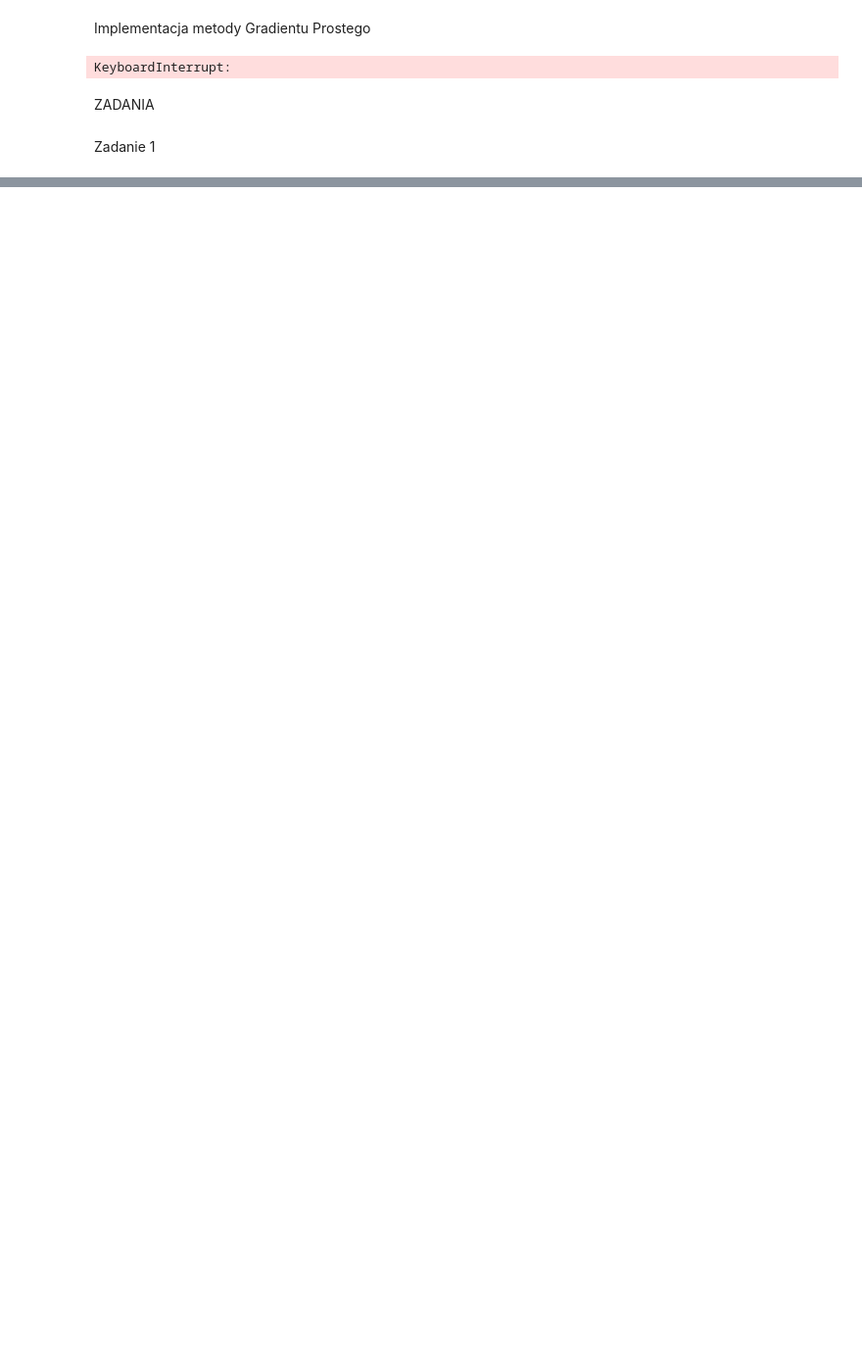
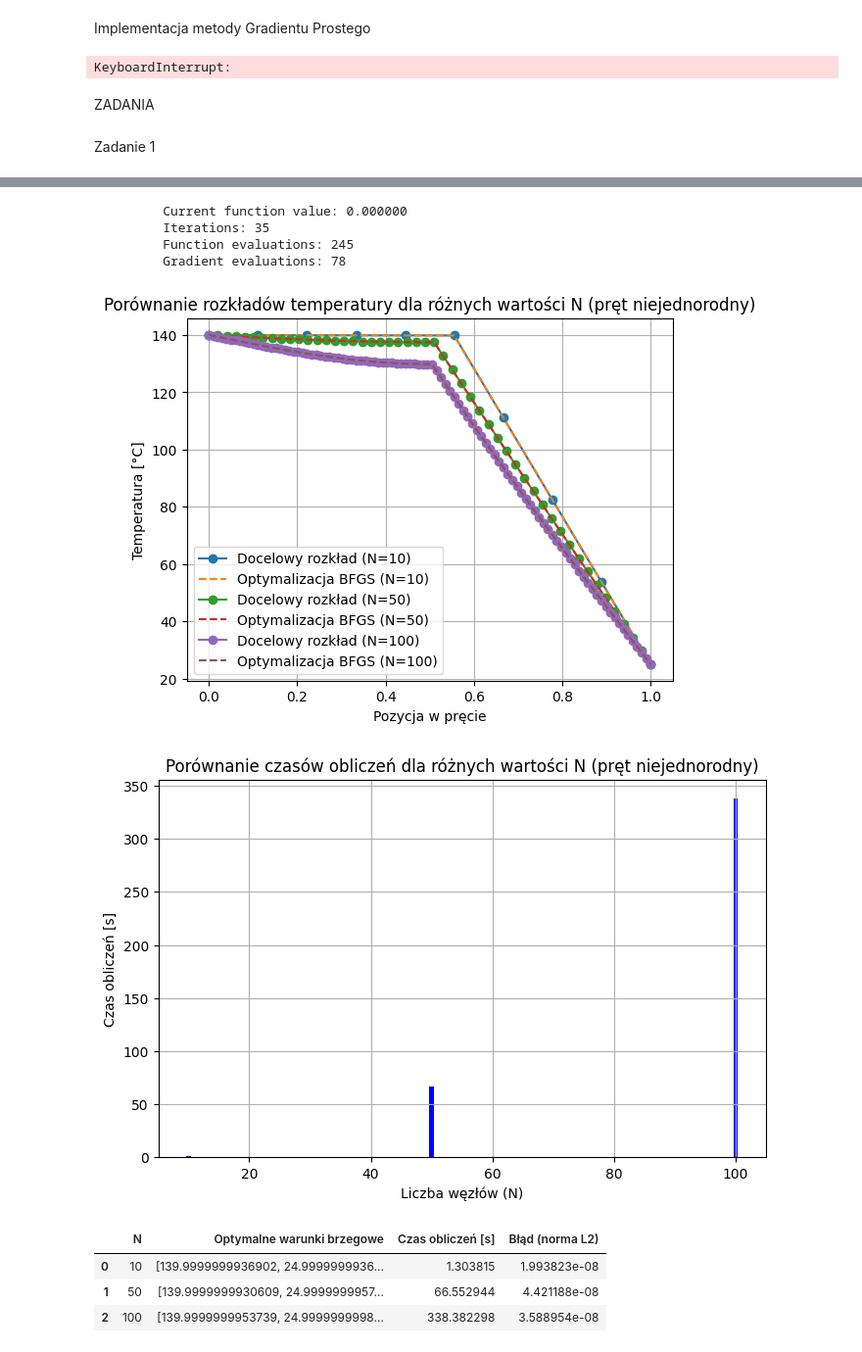
Before and after one commit to mareksigmund/Rozwi-zywanie-zada--odwrotnych, a Jupyter notebook: LAB_3/lab_3.ipynb, the cells around one changed output, grey strips where cells are left out. Shown at 98% size. Saved outputs shown, nothing was run; the diff lists cells and outputs as text; code cells hidden in the pictures; blank space fills up the shorter version.

```diff
--- a/LAB_3/lab_3.ipynb
+++ b/LAB_3/lab_3.ipynb
@@ -493,0 +700,70 @@ Zadanie 1
+# %%
+import time
+import matplotlib.pyplot as plt
+
+# Parametry testowe
+kal = 237.0  # Przewodność cieplna aluminium
+kw = 0.12    # Przewodność cieplna drewna
+T_left = 140
+T_right = 25
+
+# Lista wartości N do analizy
+N_values = [10, 50, 100]
+
+# Przechowywanie wyników
+results = []
+
+# Testowanie dla różnych wartości N
+for N in N_values:
+    # Generowanie docelowego rozkładu temperatury (pręt niejednorodny)
+    T_target = solve_temperature_1D(T_left, T_right, N, kal, kw)
+
+    # Pomiar czasu działania metody BFGS
+    start_time = time.time()
+    optimal_conditions_bfgs = optimize_bfgs_1D(T_target, N, kal, kw)
+    end_time = time.time()
+
+    # Rozkład temperatury po optymalizacji
+    T_optimized = solve_temperature_1D(optimal_conditions_bfgs[0],
+                                       optimal_conditions_bfgs[1],
+                                       N, kal, kw)
+
+    # Obliczenie błędu (norma L2)
+    error = np.linalg.norm(T_optimized - T_target, 2)
+
+    # Przechowywanie wyników
+    results.append({
+        'N': N,
+        'Optymalne warunki brzegowe': optimal_conditions_bfgs,
+        'Czas obliczeń [s]': end_time - start_time,
+        'Błąd (norma L2)': error
+    })
+
+    # Wizualizacja rozkładu temperatury
+    plt.plot(np.linspace(0, 1, N), T_target, '-o', label=f'Docelowy rozkład (N={N})')
+    plt.plot(np.linspace(0, 1, N), T_optimized, '--', label=f'Optymalizacja BFGS (N={N})')
+
+# Finalizacja wykresu rozkładu temperatury
+plt.title('Porównanie rozkładów temperatury dla różnych wartości N (pręt niejednorodny)')
+plt.xlabel('Pozycja w pręcie')
+plt.ylabel('Temperatura [°C]')
+plt.grid(True)
+plt.legend()
+plt.show()
+
+# Tabela wyników
+import pandas as pd
+df_results = pd.DataFrame(results)
+
+# Wizualizacja czasów obliczeń
+plt.figure(figsize=(8, 5))
+plt.bar(df_results['N'], df_results['Czas obliczeń [s]'], color='blue')
+plt.title('Porównanie czasów obliczeń dla różnych wartości N (pręt niejednorodny)')
+plt.xlabel('Liczba węzłów (N)')
+plt.ylabel('Czas obliczeń [s]')
+plt.grid(True)
+plt.show()
+
+# Wyświetlenie wyników
+display(df_results)
+# %% [output]
@@ -493,0 +779,10 @@ Zadanie 1
+         Current function value: 0.000000
+         Iterations: 35
+         Function evaluations: 245
+         Gradient evaluations: 78
+[figure, added]
+[figure, added]
+|  | N | Optymalne warunki brzegowe | Czas obliczeń [s] | Błąd (norma L2) |
+| 0 | 10 | [139.9999999936902, 24.9999999936... | 1.303815 | 1.993823e-08 |
+| 1 | 50 | [139.9999999930609, 24.9999999957... | 66.552944 | 4.421188e-08 |
+| 2 | 100 | [139.9999999953739, 24.9999999998... | 338.382298 | 3.588954e-08 |
```
Also changed, not shown: parts of 15 cells of this notebook.
